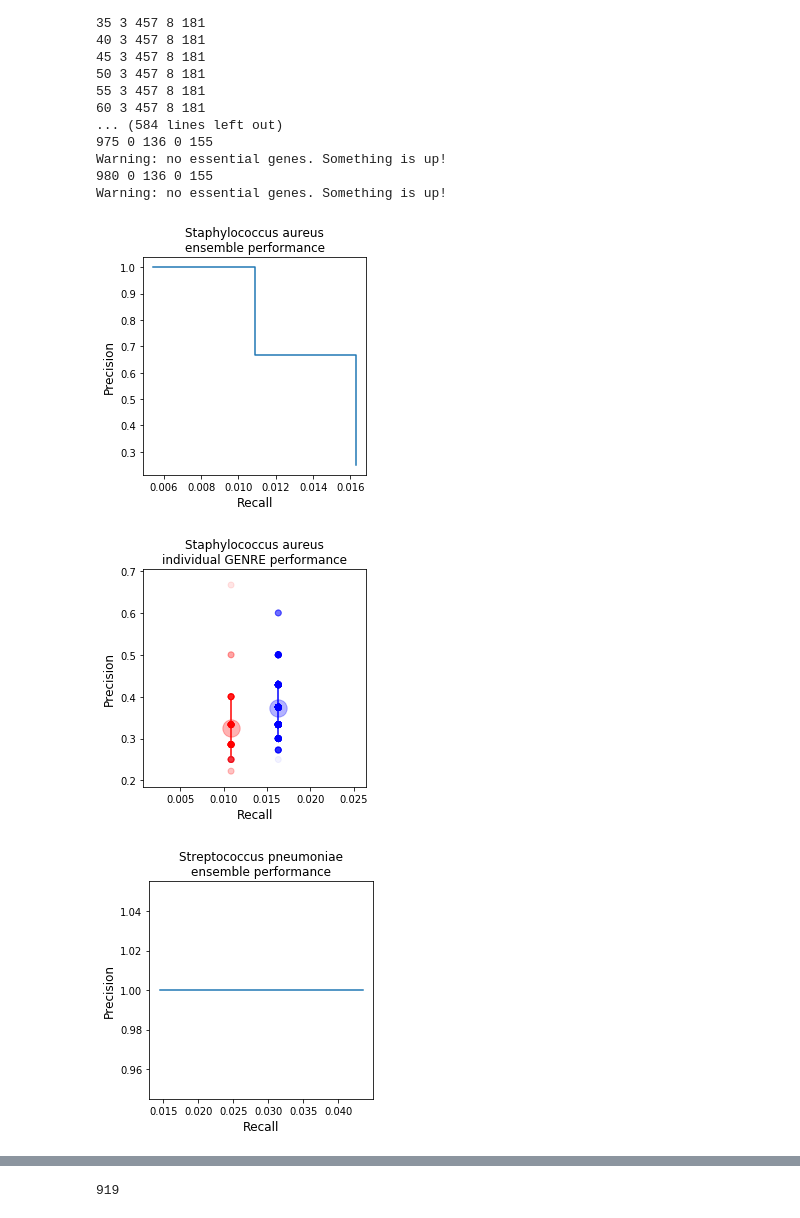
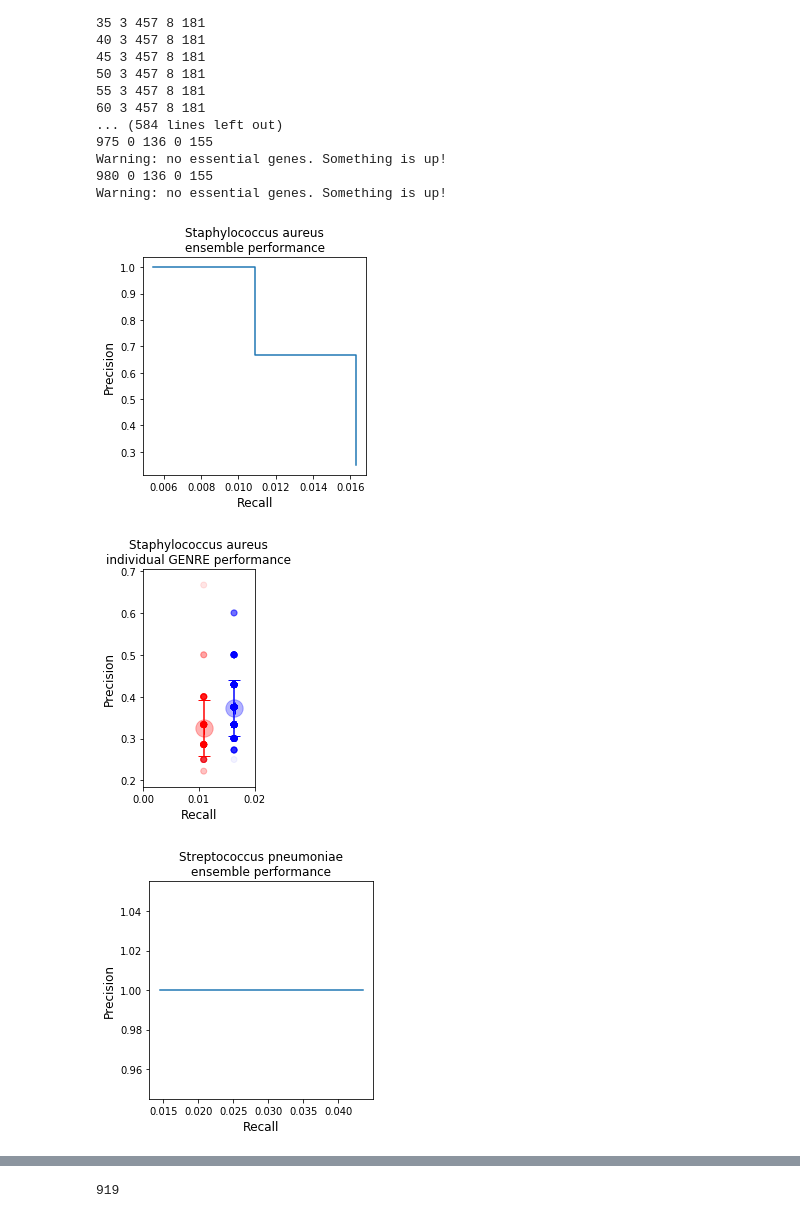
Before and after one commit to gregmedlock/ssl_ensembles, a Jupyter notebook: bin/essentiality_dataset_comparison.ipynb, the cells around one changed output, grey strips where cells are left out. Cells and saved outputs as stored; diff of their text form; code cells hidden in the pictures.

Commit message:
narrowed the gene essentiality dataset comparison plots and added line caps on error bars

```diff
--- a/bin/essentiality_dataset_comparison.ipynb
+++ b/bin/essentiality_dataset_comparison.ipynb
@@ -258,31 +258,32 @@ def scatter_precision_recall(precision,recall,clusters,ax):
     ax.scatter(x=mean_recall_blue_cluster,y=mean_precision_blue_cluster,alpha = 0.3,s=300,c='blue')
     ax.errorbar(x=mean_recall_red_cluster,y=mean_precision_red_cluster,
                yerr=std_precision_red_cluster,xerr=std_recall_red_cluster,
-               ecolor='red')
+               ecolor='red',capsize=6)
     ax.errorbar(x=mean_recall_blue_cluster,y=mean_precision_blue_cluster,
                yerr=std_precision_blue_cluster,xerr=std_recall_blue_cluster,
-               ecolor='blue')
+               ecolor='blue',capsize=6)
+    ax.set_xlim([0,0.02])
 # %%
 for species in species_w_essentiality:
     fig,ax=plt.subplots()
     stepplot_precision_recall(pop_precision[species],pop_recall[species],ax)
     ax.set_title(species + '\nensemble performance',fontsize=12)
     ax.set_xlabel('Recall',fontsize=12)
     ax.set_ylabel('Precision',fontsize=12)
     fig.set_size_inches(4,4)
     fig.savefig('../results/precision_recall/'+species+'_ensemble_prec_recall.png')
     fig.savefig('../results/precision_recall/'+species+'_ensemble_prec_recall.svg')
 
 
     fig,ax=plt.subplots()
     scatter_precision_recall(ind_precision[species],ind_recall[species],clusters[species],ax)
     ax.set_title(species + '\nindividual GENRE performance',fontsize=12)
     ax.set_xlabel('Recall',fontsize=12)
     ax.set_ylabel('Precision',fontsize=12)
-    fig.set_size_inches(4,4)
+    fig.set_size_inches(2,4)
     fig.savefig('../results/precision_recall/'+species+'_individual_prec_recall.png')
     fig.savefig('../results/precision_recall/'+species+'_individual_prec_recall.svg')
 # %% [output]
 [figure]
-[figure, old version]
+[figure, new version]
 [figure]
```
Also changed, not shown: parts of 1 cell of this notebook, 10 other files.
